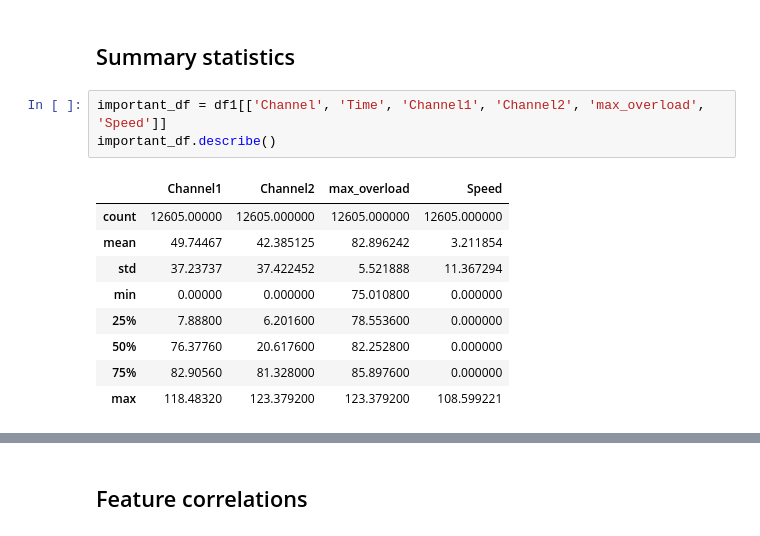
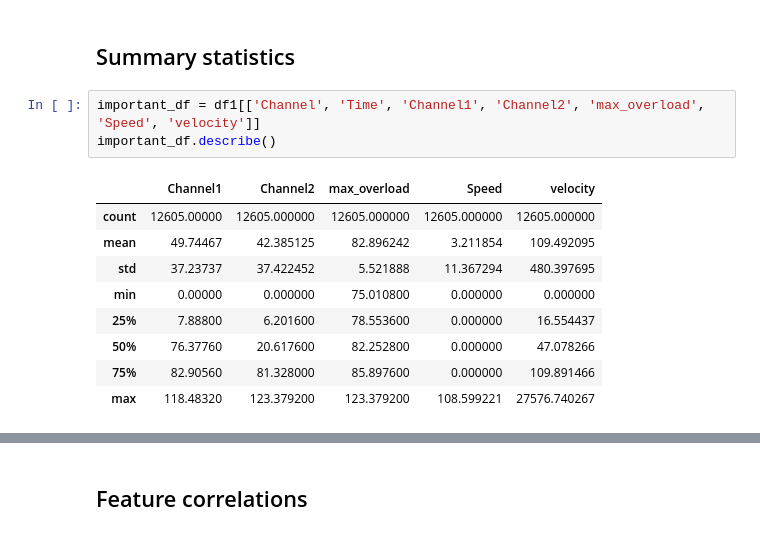
Before and after one commit to OmidSa75/Data_scinece-Smartset-overloads-PoliMI, a Jupyter notebook: main.ipynb, the cells around one changed output, grey strips where cells are left out. Cells and saved outputs as stored; diff of their text form.

Commit message:
refactore code, keep importantce

```diff
--- a/main.ipynb
+++ b/main.ipynb
@@ -588,15 +508,15 @@ df1.corr()
 # %% [markdown]
 ## Summary statistics
 # %%
-important_df = df1[['Channel', 'Time', 'Channel1', 'Channel2', 'max_overload', 'Speed']]
+important_df = df1[['Channel', 'Time', 'Channel1', 'Channel2', 'max_overload', 'Speed', 'velocity']]
 important_df.describe()
 # %% [output]
-|  | Channel1 | Channel2 | max_overload | Speed |
-| count | 12605.00000 | 12605.000000 | 12605.000000 | 12605.000000 |
-| mean | 49.74467 | 42.385125 | 82.896242 | 3.211854 |
-| std | 37.23737 | 37.422452 | 5.521888 | 11.367294 |
-| min | 0.00000 | 0.000000 | 75.010800 | 0.000000 |
-| 25% | 7.88800 | 6.201600 | 78.553600 | 0.000000 |
-| 50% | 76.37760 | 20.617600 | 82.252800 | 0.000000 |
-| 75% | 82.90560 | 81.328000 | 85.897600 | 0.000000 |
-| max | 118.48320 | 123.379200 | 123.379200 | 108.599221 |
+|  | Channel1 | Channel2 | max_overload | Speed | velocity |
+| count | 12605.00000 | 12605.000000 | 12605.000000 | 12605.000000 | 12605.000000 |
+| mean | 49.74467 | 42.385125 | 82.896242 | 3.211854 | 109.492095 |
+| std | 37.23737 | 37.422452 | 5.521888 | 11.367294 | 480.397695 |
+| min | 0.00000 | 0.000000 | 75.010800 | 0.000000 | 0.000000 |
+| 25% | 7.88800 | 6.201600 | 78.553600 | 0.000000 | 16.554437 |
+| 50% | 76.37760 | 20.617600 | 82.252800 | 0.000000 | 47.078266 |
+| 75% | 82.90560 | 81.328000 | 85.897600 | 0.000000 | 109.891466 |
+| max | 118.48320 | 123.379200 | 123.379200 | 108.599221 | 27576.740267 |
```
Also changed, not shown: parts of 23 cells of this notebook.
